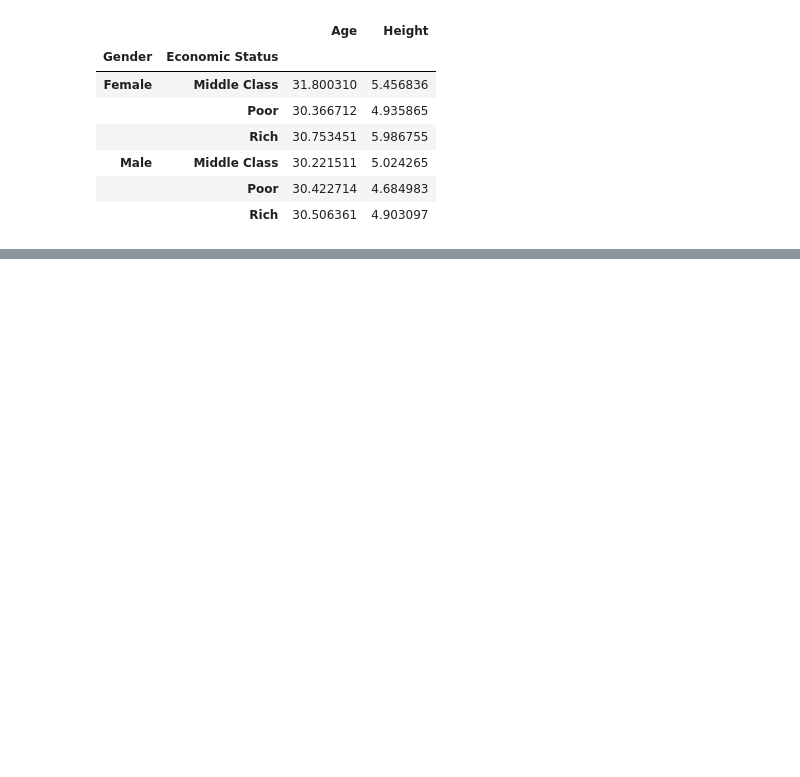
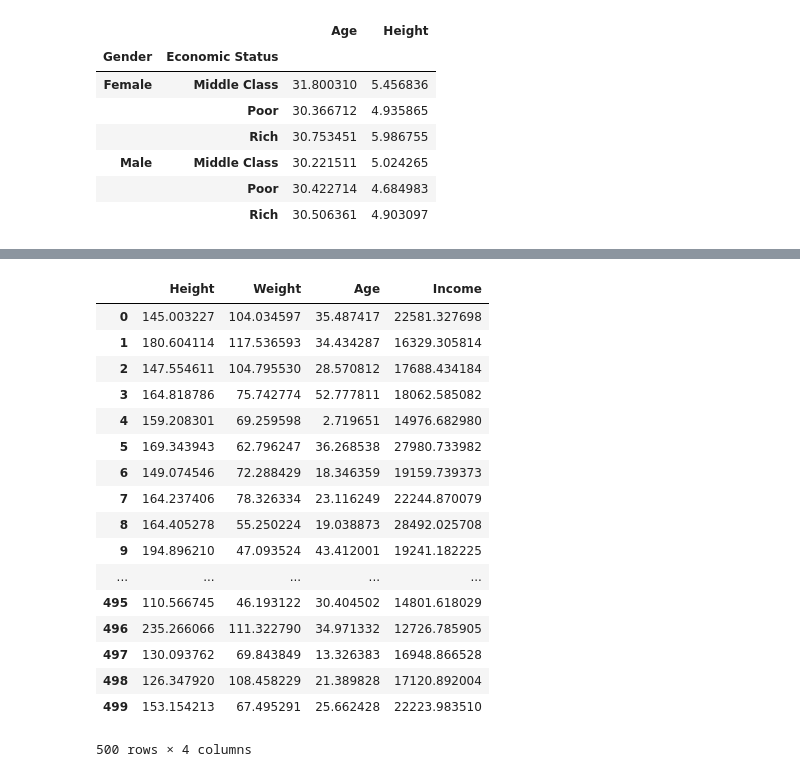
Before and after one commit to JCFlores93/ML-UDEMY, a Jupyter notebook: scripts/T2 - 3 - Data Cleaning - Agrupación de datos .ipynb, the cells around one changed output, grey strips where cells are left out. Cells and saved outputs as stored; diff of their text form; code cells hidden in the pictures; blank space fills up the shorter version.

```diff
--- a/scripts/T2 - 3 - Data Cleaning - Agrupación de datos .ipynb
+++ b/scripts/T2 - 3 - Data Cleaning - Agrupación de datos .ipynb
@@ -262,0 +326,24 @@ double_group.aggregate([lambda x: np.mean(x)])
+# %%
+
+fill_na_mean = lambda x: x.fillna(x.mean())
+# %%
+double_group.transform(fill_na_mean)
+# %% [output]
+|  | Height | Weight | Age | Income |
+| 0 | 145.003227 | 104.034597 | 35.487417 | 22581.327698 |
+| 1 | 180.604114 | 117.536593 | 34.434287 | 16329.305814 |
+| 2 | 147.554611 | 104.795530 | 28.570812 | 17688.434184 |
+| 3 | 164.818786 | 75.742774 | 52.777811 | 18062.585082 |
+| 4 | 159.208301 | 69.259598 | 2.719651 | 14976.682980 |
+| 5 | 169.343943 | 62.796247 | 36.268538 | 27980.733982 |
+| 6 | 149.074546 | 72.288429 | 18.346359 | 19159.739373 |
+| 7 | 164.237406 | 78.326334 | 23.116249 | 22244.870079 |
+| 8 | 164.405278 | 55.250224 | 19.038873 | 28492.025708 |
+| 9 | 194.896210 | 47.093524 | 43.412001 | 19241.182225 |
+| ... | ... | ... | ... | ... |
+| 495 | 110.566745 | 46.193122 | 30.404502 | 14801.618029 |
+| 496 | 235.266066 | 111.322790 | 34.971332 | 12726.785905 |
+| 497 | 130.093762 | 69.843849 | 13.326383 | 16948.866528 |
+| 498 | 126.347920 | 108.458229 | 21.389828 | 17120.892004 |
+| 499 | 153.154213 | 67.495291 | 25.662428 | 22223.983510 |
+500 rows × 4 columns
```
Also changed, not shown: parts of 16 cells of this notebook.
